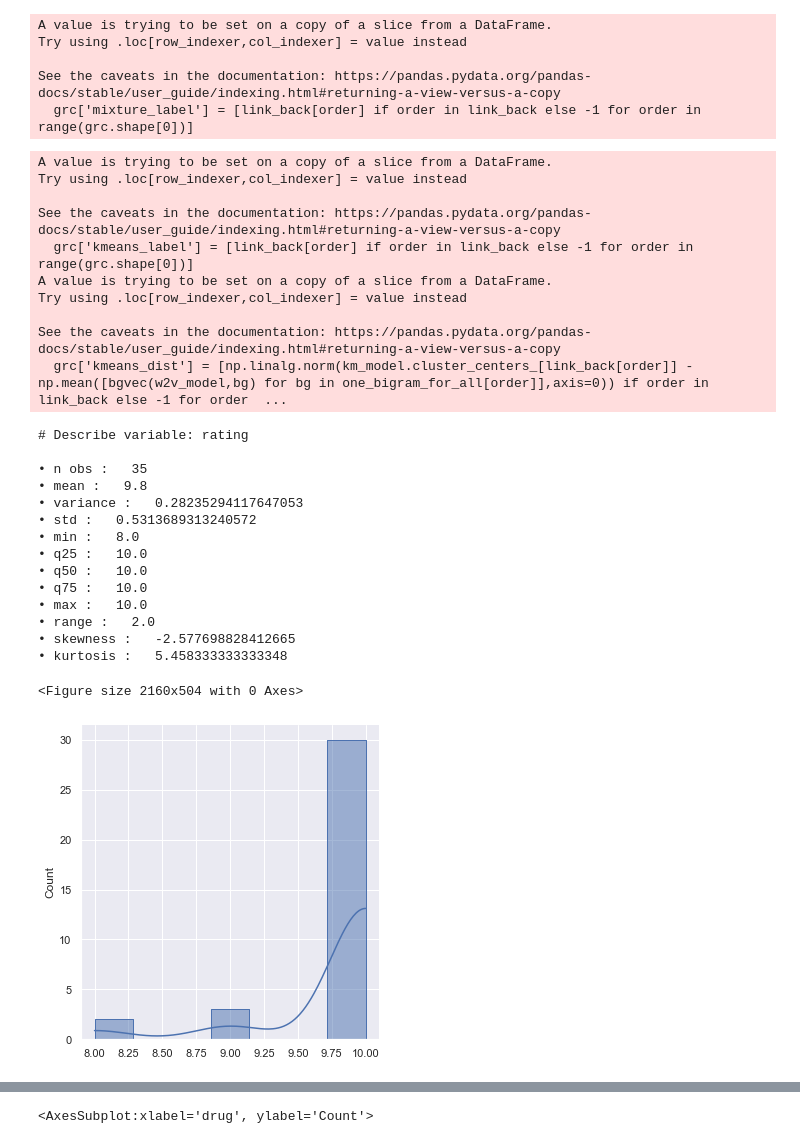
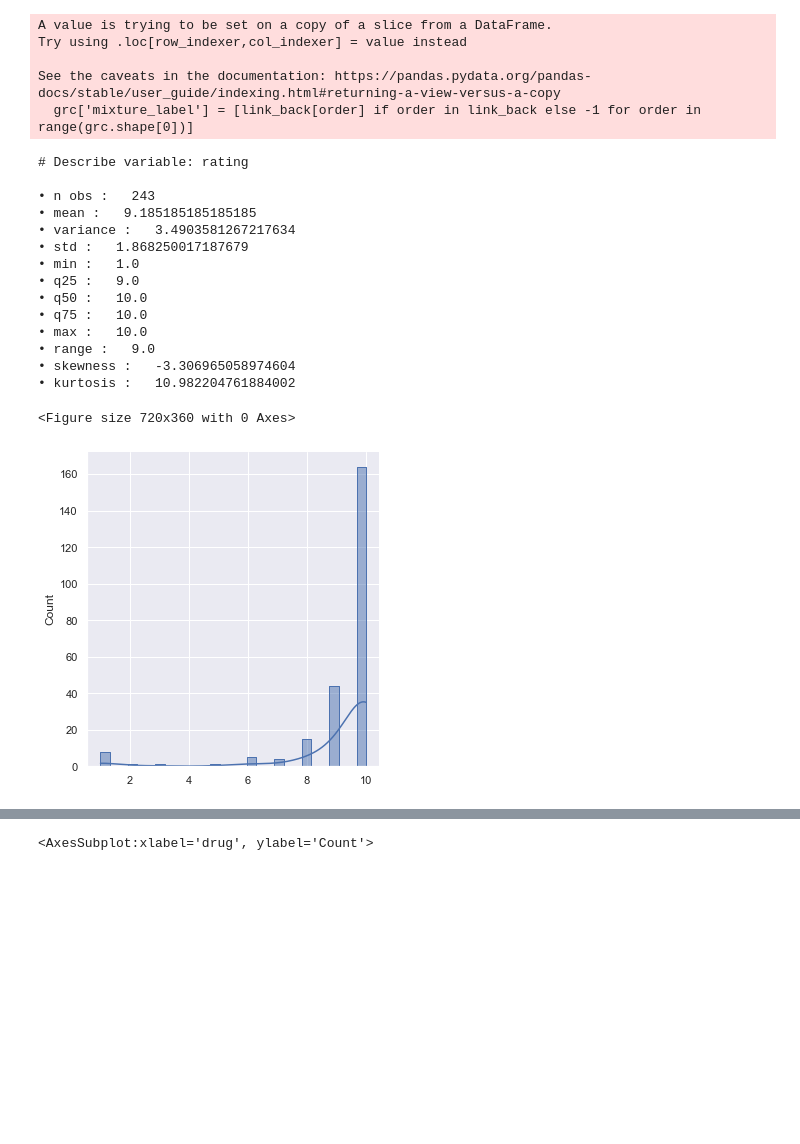
Before and after one commit to PimpMyGit/TextMining, a Jupyter notebook: test0.ipynb, the cells around one changed output, grey strips where cells are left out. Cells and saved outputs as stored; diff of their text form; code cells hidden in the pictures; blank space fills up the shorter version.

```diff
--- a/test0.ipynb
+++ b/test0.ipynb
@@ -214,6 +214,7 @@ trdf['review'] = trdf['review'].apply(lambda r: '|'.join([' '.join(LIST.lfilter(
 
 trdf['review_words'] = trdf['review'].apply(lambda r: ' '.join([' '.join(s.split()) for s in r.split('|')]))
 
+trdf = trdf.drop_duplicates(subset='review_words')
 trdf = DF.add_order_column(trdf)
 
 trdf = trdf[['drug', 'condition', 'original_review', 'review', 'review_words', 'rating', 'useful', 'date', 'order']]
@@ -427,7 +482,9 @@ def get_biConstrcut(sentence, construct):
     constructs = []
     if type(sentence) is str:
         words = sentence.split()
-        _ = [constructs.append([w, words[i+1]]) for i,w in enumerate(words[:-1]) if w in pos_dict and pos_dict[w][0]==construct[0] and words[i+1] in pos_dict and pos_dict[words[i+1]][0]==construct[1]]
+        _ = [constructs.append([w, words[i+1]]) for i,w in enumerate(words[:-1]) if (w in pos_dict and pos_dict[w][0]==construct[0] and words[i+1] in pos_dict and pos_dict[words[i+1]][0]==construct[1]) or
+                                                                                    ((w in pos_dict and pos_dict[w][0]==construct[0] and (UTILS.start_with(words[i+1],'not_') and words[i+1][len('not_'):] in pos_dict and pos_dict[words[i+1][len('not_'):]][0]==construct[1])) or
+                                                                                     ((UTILS.start_with(w,'not_') and w[len('not_'):] in pos_dict and pos_dict[w[len('not_'):]][0]==construct[0]) and words[i+1] in pos_dict and pos_dict[words[i+1]][0]==construct[1] ))]
     return constructs
 
 def sentences_biContruct(sentences, construct, to_str=False):
@@ -439,8 +496,13 @@ def sentences_biContruct(sentences, construct, to_str=False):
     else:
         return constr_list
 
+grc['all_bg'] = ''
 for grammar_constr in grammar_constrs:
     column_name = grammar_constr[0].lower()+grammar_constr[1].lower()+'_'+'constr'
     grc[column_name] = grc['review'].apply(lambda review: sentences_biContruct(review, grammar_constr, to_str=True))
-grc.head(40)
+    grc['all_bg'] = grc.apply(lambda r:r['all_bg'] + ('|' if r[column_name]!='' and r['all_bg']!='' else '') + r[column_name], axis=1)
+grc['all_bg'] = grc['all_bg'].apply(lambda bgl: UTILS.str_replace(bgl, {' ':'_','|':' '}))
+
+print('shape:', grc.shape)
+grc.head(5)
 # %% [output]
@@ -563,0 +557,15 @@ Analysis on the 95.91633466135458 of condition dataset
+# %%
+""" TF-IDF Representation of one condition group """
+from sklearn.feature_extraction.text import TfidfVectorizer
+
+tfdf_docs = LIST.lfilter([UTILS.str_replace(bgl, {' ':'_','|':' '}) for bgl in grc['all_bg'].to_list()], lambda x: x!='')
+
+grc = grc.dropna()
+tv = TfidfVectorizer(min_df=0., max_df=1., use_idf=True)
+tv_matrix = tv.fit_transform()
+tv_matrix = tv_matrix.toarray()
+
+tfidf_df = pd.DataFrame(np.round(tv_matrix, 2), columns=tv.get_feature_names())
+
+print('shape:', tfidf_df.shape)
+tfidf_df.head(2)
@@ -563,0 +574,5 @@ Analysis on the 95.91633466135458 of condition dataset
+# %%
+dist_mat = ML.dist_matrix(cosine_distances(tv_matrix), lambda_fun=lambda x,y: ML.wdist(w2v_model,x,y))
+# dist_mat=UTILS.pkl_load('pkl/dist_mat_noempty.pkl')
+sorted_dist_mat = ML.sort_dist_matrix(dist_mat['matrix'], method='complete', initial_values=no_empty_idxs, norm=True)
+cl = ML.dm_cluster(sorted_dist_mat['sorted_dist_matrix'], no_empty_idxs, eps=0.4)
@@ -599,42 +620,32 @@ See the caveats in the documentation: https://pandas.pydata.org/pandas-docs/stab
 # %%
 from sklearn.cluster import KMeans
 
 km_model = KMeans(n_clusters=3, random_state=666)
 kmcl = km_model.fit(one_bigram_for_all_noempty_mean)
 
 # LIST.describe(list(km_model.labels_))
 
 link_back = {doc_order: label for doc_order,label in zip(no_empty_idxs, list(km_model.labels_))}
 grc['kmeans_label'] = [link_back[order] if order in link_back else -1 for order in range(grc.shape[0])]
 grc['kmeans_dist'] = [np.linalg.norm(km_model.cluster_centers_[link_back[order]] - np.mean([bgvec(w2v_model,bg) for bg in one_bigram_for_all[order]],axis=0)) if order in link_back else -1 for order in range(grc.shape[0])]
-_ = DF.describe(DF.find(grc, {'kmeans_label':0}), 'rating', print_res=True)
+_ = DF.describe(DF.find(grc, {'kmeans_label':1}), 'rating', print_res=True)
 # %% [output]
-A value is trying to be set on a copy of a slice from a DataFrame.
-Try using .loc[row_indexer,col_indexer] = value instead
+# Describe variable: rating
 
-See the caveats in the documentation: https://pandas.pydata.org/pandas-docs/stable/user_guide/indexing.html#returning-a-view-versus-a-copy
-  grc['kmeans_label'] = [link_back[order] if order in link_back else -1 for order in range(grc.shape[0])]
-A value is trying to be set on a copy of a slice from a DataFrame.
-Try using .loc[row_indexer,col_indexer] = value instead
-
-See the caveats in the documentation: https://pandas.pydata.org/pandas-docs/stable/user_guide/indexing.html#returning-a-view-versus-a-copy
-  grc['kmeans_dist'] = [np.linalg.norm(km_model.cluster_centers_[link_back[order]] - np.mean([bgvec(w2v_model,bg) for bg in one_bigram_for_all[order]],axis=0)) if order in link_back else -1 for order  ...
+• n obs :   243
+• mean :   9.185185185185185
+• variance :   3.4903581267217634
+• std :   1.868250017187679
+• min :   1.0
+• q25 :   9.0
+• q50 :   10.0
+• q75 :   10.0
+• max :   10.0
+• range :   9.0
+• skewness :   -3.306965058974604
+• kurtosis :   10.982204761884002
-# Describe variable: rating
-
-• n obs :   35
-• mean :   9.8
-• variance :   0.28235294117647053
-• std :   0.5313689313240572
-• min :   8.0
-• q25 :   10.0
-• q50 :   10.0
-• q75 :   10.0
-• max :   10.0
-• range :   2.0
-• skewness :   -2.577698828412665
-• kurtosis :   5.458333333333348
+<Figure size 720x360 with 0 Axes>
-<Figure size 2160x504 with 0 Axes>
-[figure, old version]
+[figure, new version]
 # %%
 # PCA per fare del bello
 from sklearn.decomposition import PCA
```
Also changed, not shown: parts of 19 cells of this notebook.
